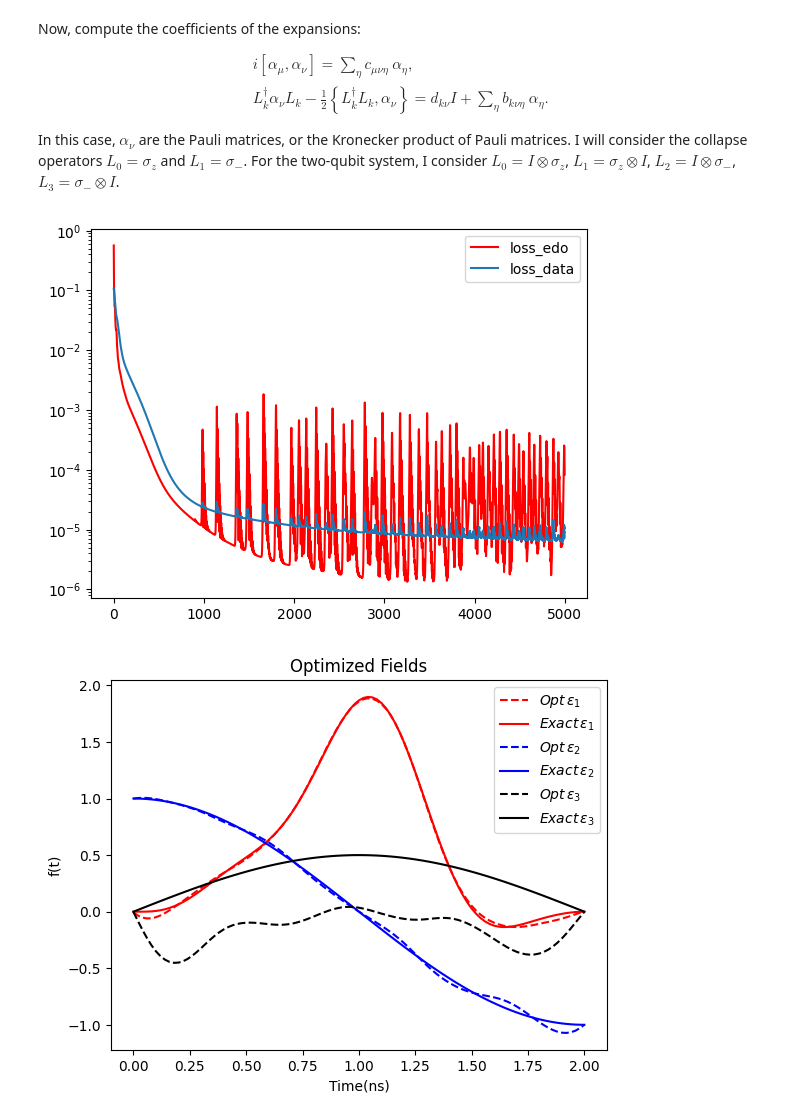
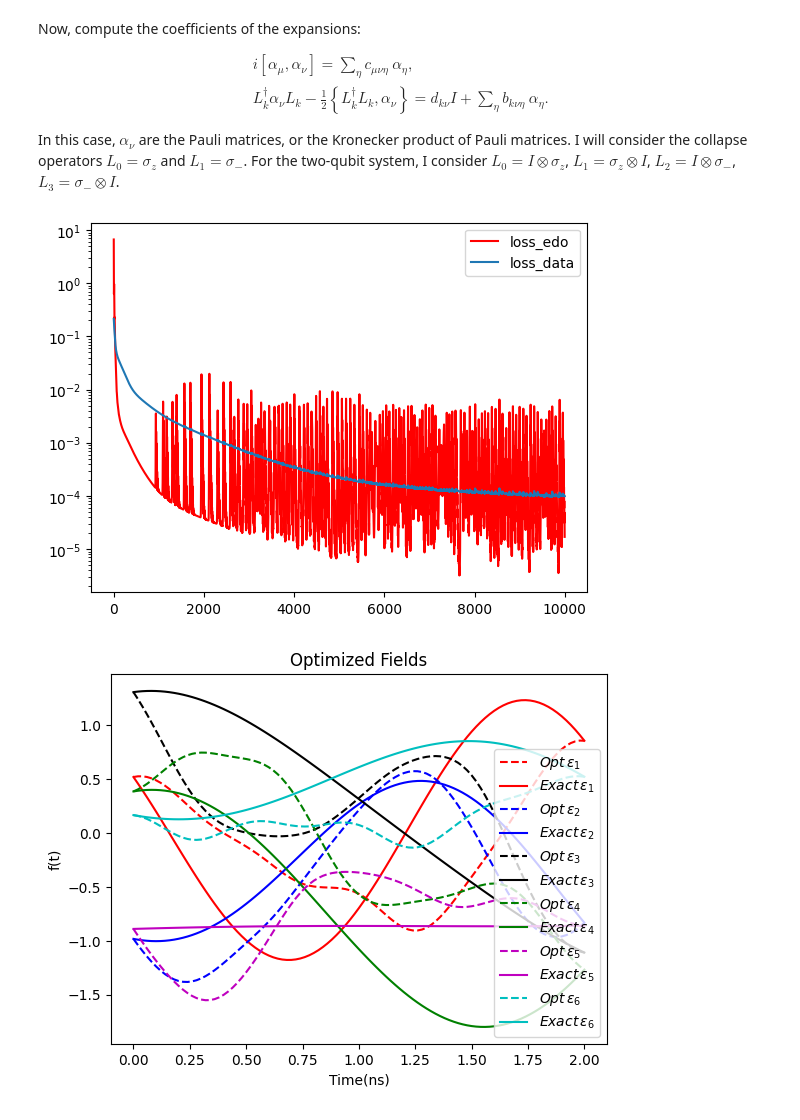
Before and after one commit to martinjimenez388/my-first-proyect, a Jupyter notebook: Examples/PINNverse_TimeDepCtrlFlds_1qubit.ipynb, the cells around one changed output. Saved outputs shown, nothing was run; the diff lists cells and outputs as text; code cells hidden in the pictures.

```diff
--- a/Examples/PINNverse_TimeDepCtrlFlds_1qubit.ipynb
+++ b/Examples/PINNverse_TimeDepCtrlFlds_1qubit.ipynb
@@ -28,7 +28,7 @@ Threads set to: 10
 # %% [markdown]
 Run this to use a single-qubit system.
 # %%
-Nqb = 1 #Number of qubits
+Nqb = 2 #Number of qubits
 
 nval = 2 #Number of states to be used for further validation. Won't be used during training
 ThreeStates = False# USe it to implement or not the 3 initial states described in doi:10.1088/1367-2630/16/5/055012
@@ -38,7 +38,7 @@ FouFeat = True# Whether or not to use Fourier features
 
 if (Nqb == 1):
   Liedim = 3#Dimension of the Lie-algebra
-  nist = 5# NUmber of initial states
+  nist = 7# NUmber of initial states
   Nfield=3# Number of control fields
   Nedo= Liedim*nist# Number of differential equations to solve
   Ncoll = 2#Number of collapse operators
@@ -341,7 +341,7 @@ Remember that the collapse operators are given by $\sqrt{\gamma_k} \, L_k$. I al
 # %%
 if (Nqb == 1):
     Sz = 0
-    gams = [0.3, 0.45]#Decay rates for the Lindblad operators
+    gams = [0.03, 0.05]#Decay rates for the Lindblad operators
 
     basis = [qt.sigmax(), qt.sigmay(), qt.sigmaz()]
 
@@ -364,7 +364,7 @@ if (Nqb == 1):
     Odata = tc.tensor(np.array(Obsdat[:nist]).reshape(Nedo, N).T, dtype=time.dtype)
 else:
     #Decay rates for the Lindblad operators
-    gams = [0.45, 0.3, 0.45, 0.3]
+    gams = np.zeros(4)#[0.05, 0.03, 0.05, 0.03]
     bas1q = [qt.qeye(2), qt.sigmax(), qt.sigmay(), qt.sigmaz()]
     bas2q = []
     for i in range(4):
@@ -495,7 +499,7 @@ if (Nqb==1):
 #        cnstcoef[2, ic(i,3)] = -1
 #        cnstcoef[3, ic(3,i)] = -1
 # %%
-epocas  = 5000
+epocas  = 10000
 
 LOSS    = []
 LOSS1   = []
@@ -570,34 +574,34 @@ else:
             [tc.autograd.grad(v, time, grad_outputs=tc.ones_like(v),
                             create_graph=True)[0] for v in vars_list],
             dim=1,
         )
 
         #Loss_freq = ((tc.autograd.grad(wt, time, grad_outputs=tc.ones_like(wt), create_graph=True)[0])**2).sum()
 
         LOSS_edo = calculate_physics_loss(derivs, Jctrl, Jcnst, X_vector.parametro**2, Obs)
         LOSS_data = ((Odata - Obs)**2).mean()
 
         #LOSS_reg = (derivs**2).mean()
 
         # I will try with including a loss for the values of the control fields at the endpoints, assuming they are known beforehand
         LOSS_endpts = ((Jctrl[0,:] - tc.from_numpy(ctrls[0,:]))**2).mean() + ((Jctrl[-1,:] - tc.from_numpy(ctrls[-1,:]))**2).mean()
 
         ####### Loss total #######
         loss_i = LOSS_edo + LOSS_data + LOSS_endpts# + 0.05*LOSS_reg
         ####### Backpropagation #######
         opt.zero_grad()
         loss_i.backward()
         opt.step()
         LOSS1.append(LOSS_edo.cpu().detach().numpy())
         LOSS2.append(LOSS_data.cpu().detach().numpy())
 
 plt.plot(LOSS1,'r-',label="loss_edo")
 plt.plot(LOSS2,label="loss_data")
 plt.yscale("log")
 plt.legend()
 plt.show()
 # %% [output]
-[figure, old version]
+[figure, new version]
 # %%
 X_  = X_vector(time).detach().numpy()
 
@@ -618,7 +622,7 @@ plt.legend()
 plt.title('Optimized Fields')
 plt.show()
 # %% [output]
-[figure, old version]
+[figure, new version]
 # %%
 print(f"Optimized decay rates: {gam_opt**2},\nExact decay rates: {gams}")
 # %% [output]
```
Also changed, not shown: parts of 7 cells of this notebook, 2 other files.
